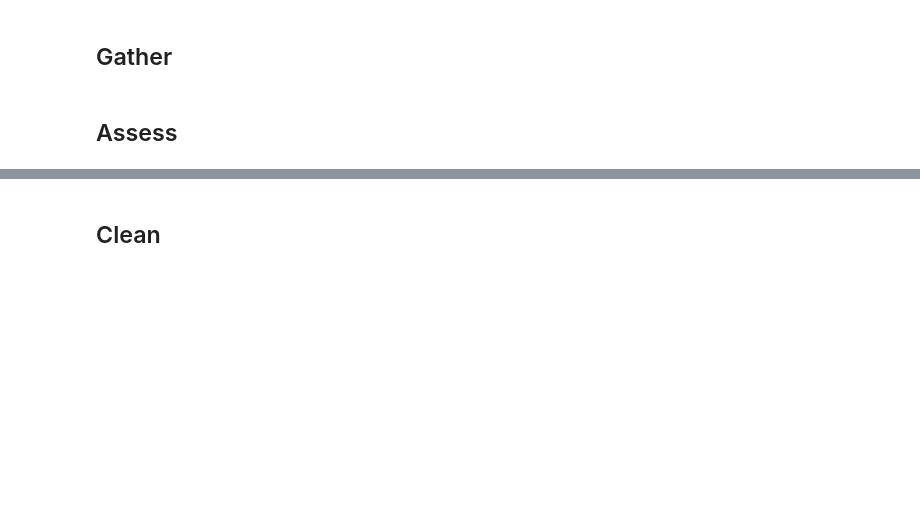
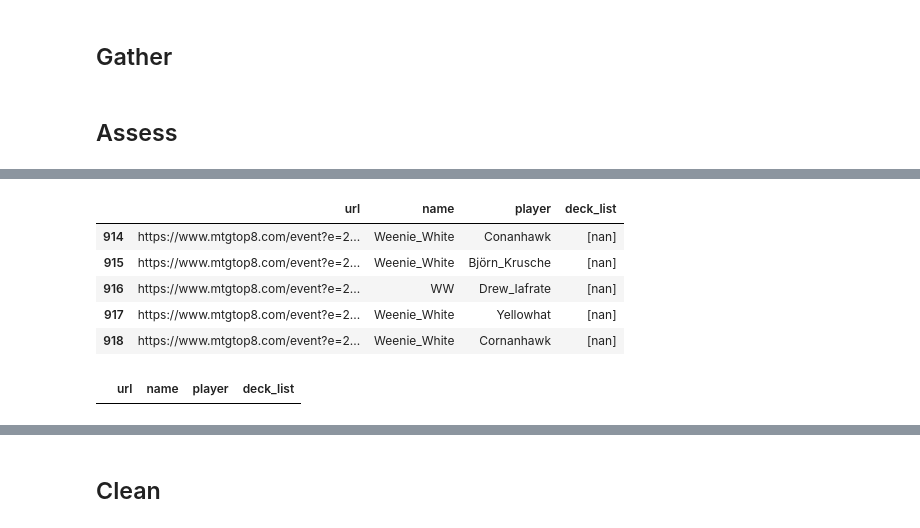
Before and after one commit to jcorum11/MTGA_rarity_analysis, a Jupyter notebook: wrangle_notebooks/f_decks_clean.ipynb, the cells around one changed output, grey strips where cells are left out. Cells and saved outputs as stored; diff of their text form; code cells hidden in the pictures; blank space fills up the shorter version.

```diff
--- a/wrangle_notebooks/f_decks_clean.ipynb
+++ b/wrangle_notebooks/f_decks_clean.ipynb
@@ -57,0 +60,13 @@ decks_clean.head()
+# %%
+decks_clean.tail()
+# %% [output]
+|  | url | name | player | deck_list |
+| 914 | https://www.mtgtop8.com/event?e=2... | Weenie_White | Conanhawk | [nan] |
+| 915 | https://www.mtgtop8.com/event?e=2... | Weenie_White | Björn_Krusche | [nan] |
+| 916 | https://www.mtgtop8.com/event?e=2... | WW | Drew_Iafrate | [nan] |
+| 917 | https://www.mtgtop8.com/event?e=2... | Weenie_White | Yellowhat | [nan] |
+| 918 | https://www.mtgtop8.com/event?e=2... | Weenie_White | Cornanhawk | [nan] |
+# %%
+decks_clean[decks_clean.deck_list == '[nan]']
+# %% [output]
+|  | url | name | player | deck_list |
```
Also changed, not shown: parts of 22 cells of this notebook, 1 other file.
